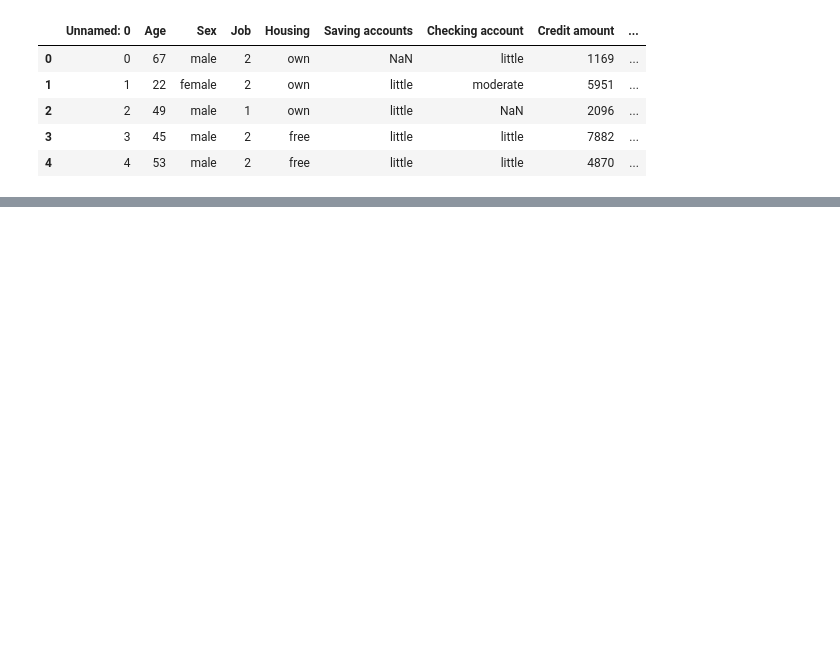
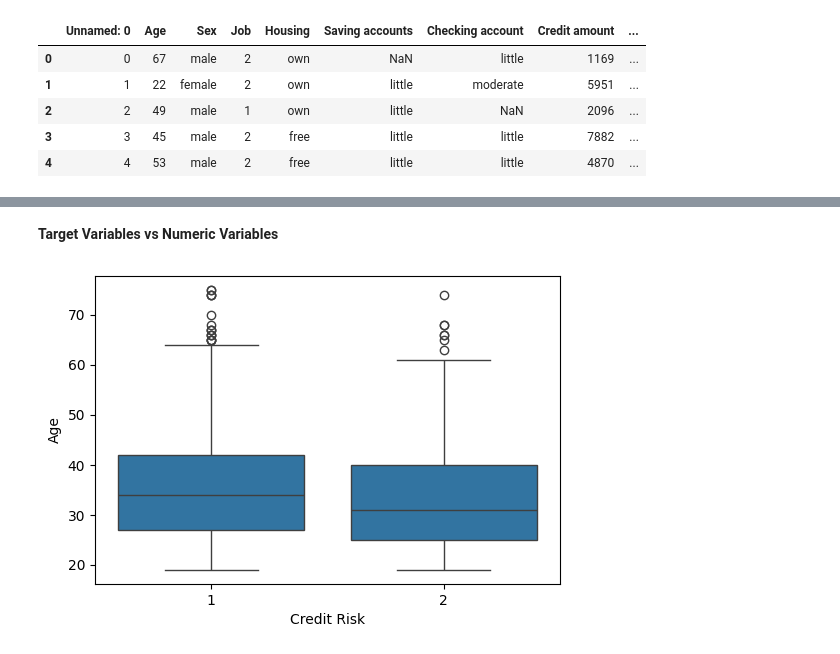
Before and after one commit to starfgrhtjyjyku/financial-risk-assessment, a Jupyter notebook: Financial_Risk_Assessment.ipynb, the cells around one changed output, grey strips where cells are left out. Cells and saved outputs as stored; diff of their text form; code cells hidden in the pictures; blank space fills up the shorter version.

```diff
--- a/Financial_Risk_Assessment.ipynb
+++ b/Financial_Risk_Assessment.ipynb
@@ -120,0 +216,10 @@ Index(['Unnamed: 0', 'Age', 'Sex', 'Job', 'Housing', 'Saving accounts',
+# %% [markdown]
+**Target Variables vs Numeric Variables**
+# %%
+# Age vs Credit Risk
+plt.figure(figsize=(6,4))
+
+sns.boxplot(x= 'Credit Risk', y= 'Age', data=df)
+plt.show()
+# %% [output]
+[figure, added]
```
Also changed, not shown: parts of 22 cells of this notebook.
